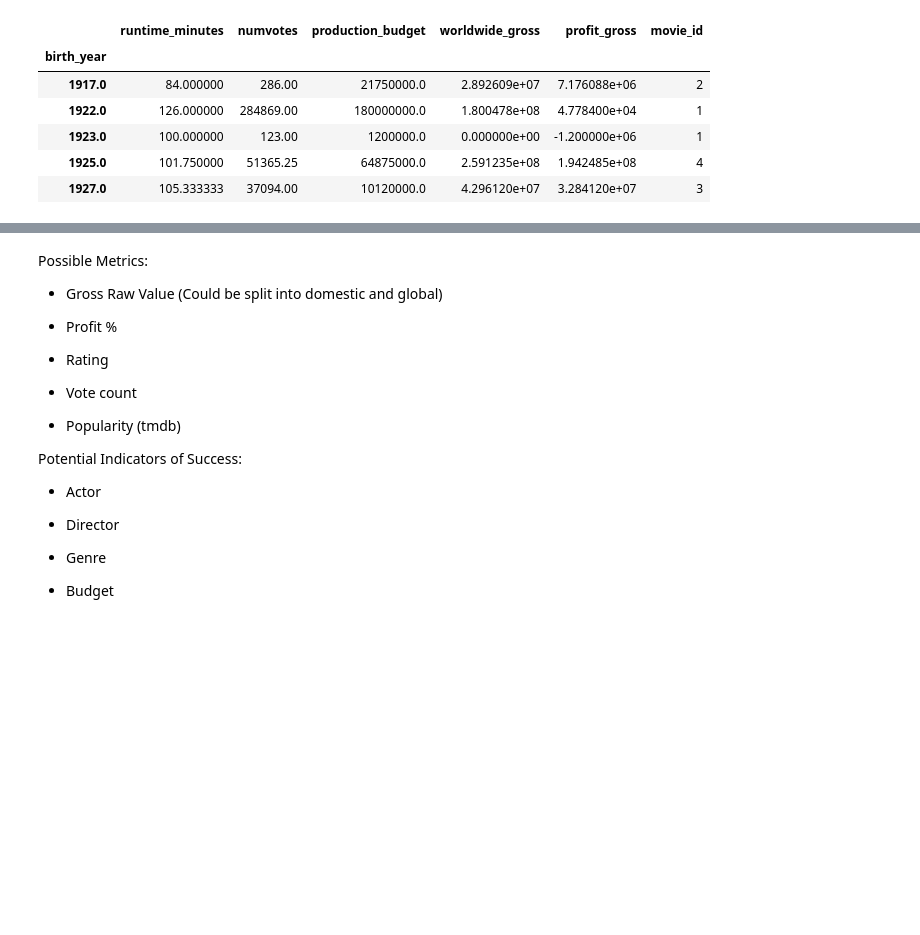
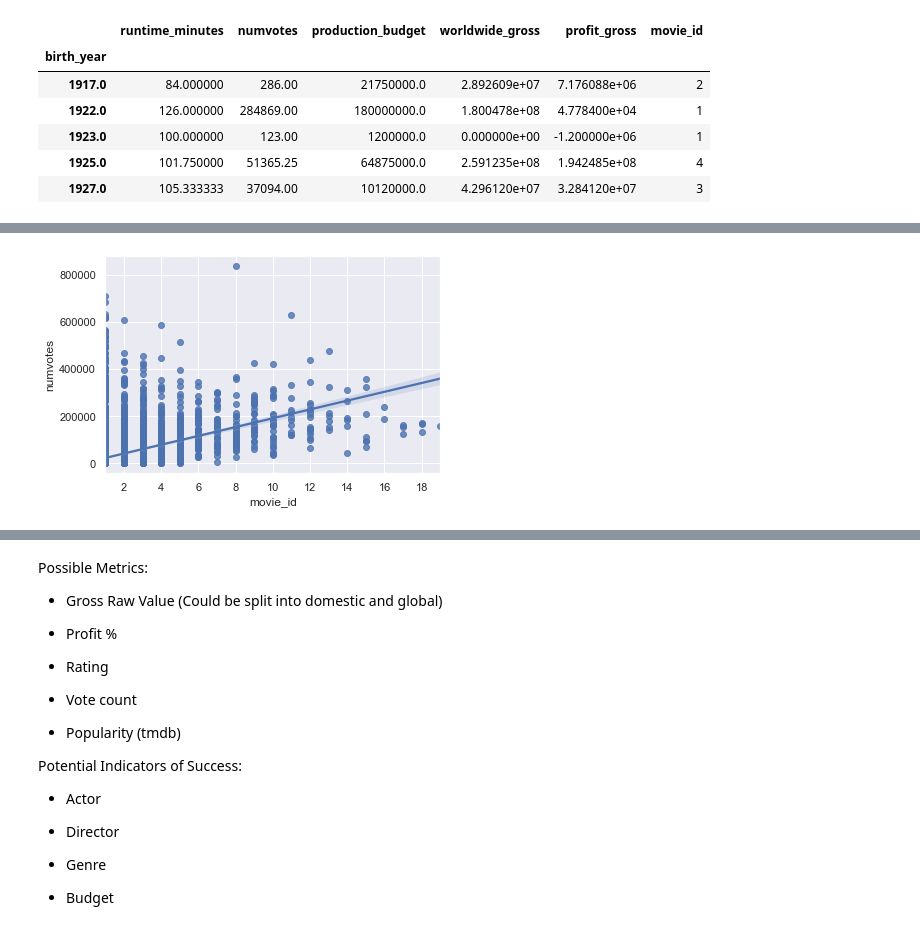
Before and after one commit to doriggs/Semester1Capstone, a Jupyter notebook: student.ipynb, the cells around one changed output, grey strips where cells are left out. Cells and saved outputs as stored; diff of their text form; code cells hidden in the pictures; blank space fills up the shorter version.

```diff
--- a/student.ipynb
+++ b/student.ipynb
@@ -1060,0 +1086,13 @@ multiple_char_age_df.profit_gross.plot(ax=ax2, color='red', alpha=.5);
+# %%
+actor_actress_df = char_budg_df[(char_budg_df.category == 'actress') | (char_budg_df.category == 'actor')]
+director_producer_df = char_budg_df[(char_budg_df.category == 'director') | (char_budg_df.category == 'producer')]
+# %%
+by_actor_df = actor_actress_df.groupby('primary_name').agg({
+    'runtime_minutes':'mean',
+    'numvotes':'mean',
+    'production_budget': 'mean',
+    'worldwide_gross':'mean',
+    'profit_gross':'mean',
+    'movie_id':'count'
+})
+by_actor_df = by_actor_df.reset_index()
@@ -1060,0 +1122,6 @@ multiple_char_age_df.profit_gross.plot(ax=ax2, color='red', alpha=.5);
+# %%
+sns.regplot(x="movie_id",
+            y="numvotes",
+            data=by_actor_df);
+# %% [output]
+[figure, added]
```
Also changed, not shown: parts of 10 cells of this notebook.
